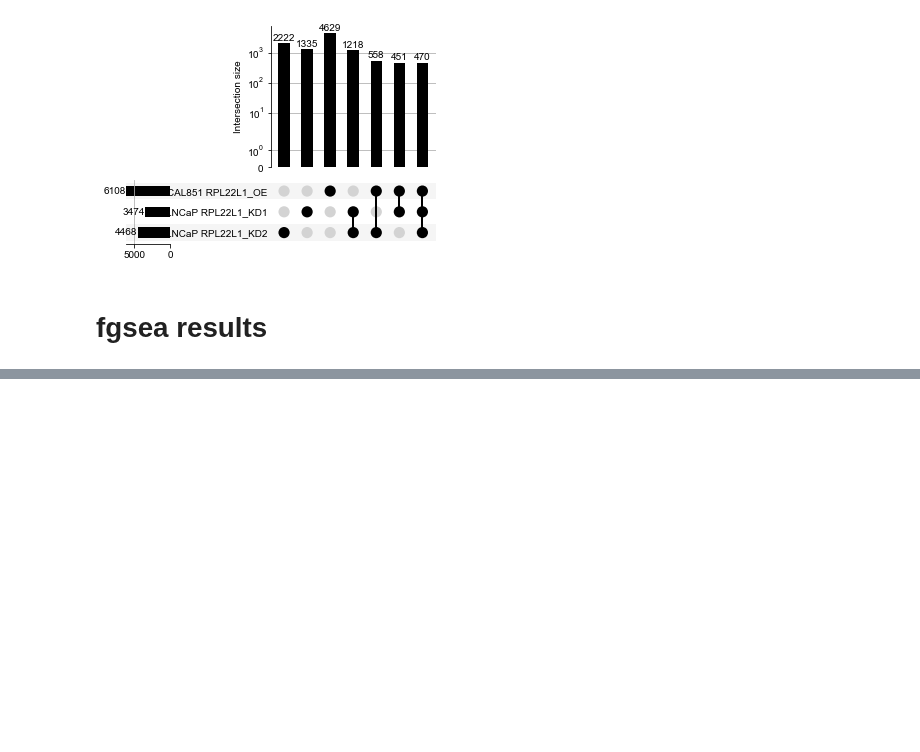
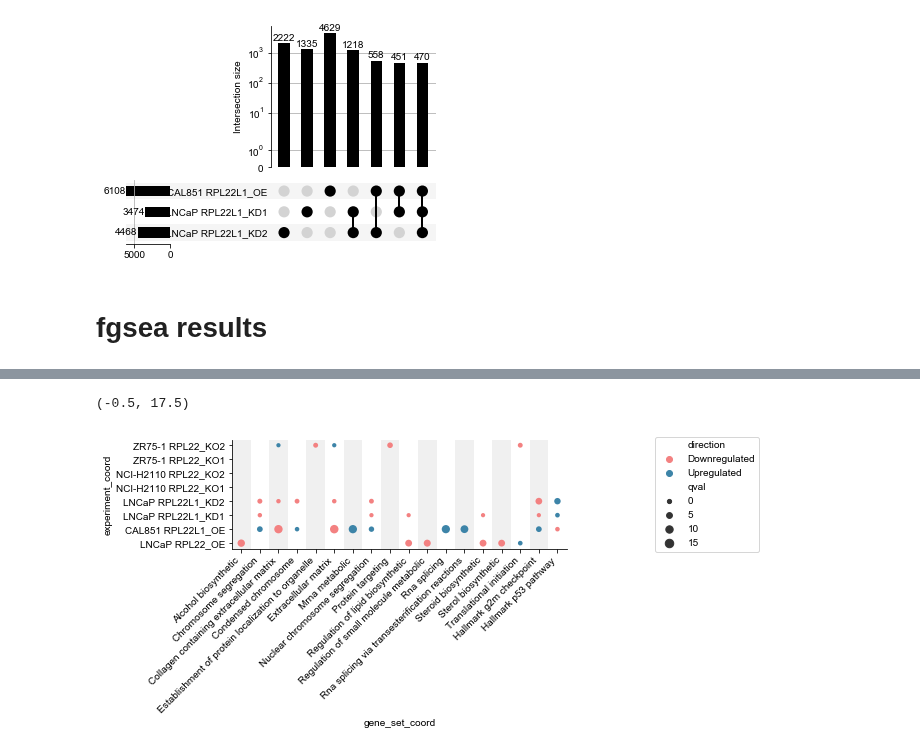
Before and after one commit to kevinhu/mdm4-splicing, a Jupyter notebook: notebooks/fig3_expression.ipynb, the cells around one changed output, grey strips where cells are left out. Saved outputs shown, nothing was run; the diff lists cells and outputs as text; code cells hidden in the pictures; blank space fills up the shorter version.

```diff
--- a/notebooks/fig3_expression.ipynb
+++ b/notebooks/fig3_expression.ipynb
@@ -480,0 +427,36 @@ plt.subplots_adjust(wspace=1)
+# %%
+plt.figure(figsize=(6, 2))
+ax = plt.subplot(111)
+
+merged_top_gsea = merged_top_gsea[merged_top_gsea["qval"]<0.1]
+
+set_labels = [format_set(x) for x in top_sets]
+
+for i in np.arange(0, len(set_labels)-1, 2)+0.5:
+    ax.axvspan(i-1, i, facecolor='lightgrey', alpha=0.333, zorder=-1)
+
+g = sns.scatterplot(
+    merged_top_gsea["gene_set_coord"],
+    merged_top_gsea["experiment_coord"],
+    size=-np.log10(merged_top_gsea["qval"]),
+    hue=merged_top_gsea["direction"],
+    ax=ax,
+    palette={"Upregulated": "#3d84a8", "Downregulated": "#f38181"},
+    linewidth=0
+)
+
+g.legend(loc='center left', bbox_to_anchor=(1.25, 0.5), ncol=1)
+
+ax.set_yticks(np.arange(len(select_names)))
+ax.set_yticklabels(select_names, rotation=0)
+ax.set_xticks(np.arange(len(top_sets)))
+ax.set_xticklabels(set_labels, rotation=45, ha='right')
+# ax.xaxis.tick_top()
+
+ax.spines["top"].set_visible(False)
+ax.spines["right"].set_visible(False)
+
+ax.set_xlim(-0.5, len(set_labels)-0.5)
+# %% [output]
+(-0.5, 17.5)
+[figure, added]
```
Also changed, not shown: parts of 12 cells of this notebook, 24 other files.
